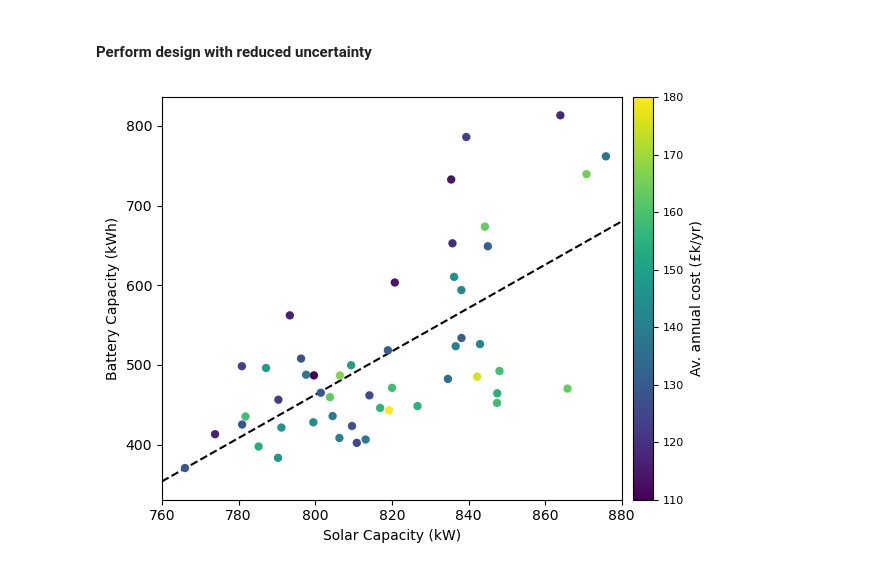
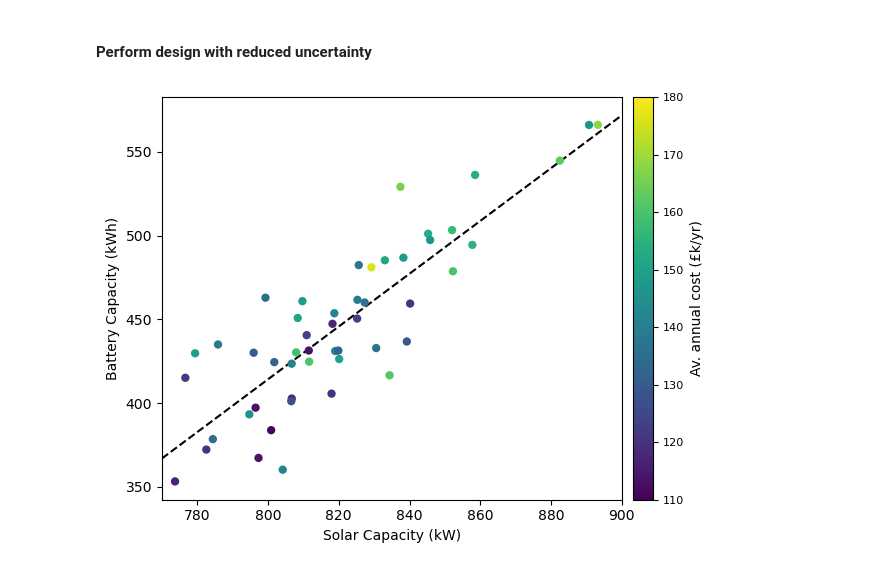
Before and after one commit to mal84emma/VoI-Tutorial, a Jupyter notebook: 2-Measurement.ipynb, the cells around one changed output. Drawn from its saved outputs; the diff is of its cells as text; code cells hidden in the pictures.

Commit message:
Improve VoI experiments and make sampling consistent across notebooks

```diff
--- a/2-Measurement.ipynb
+++ b/2-Measurement.ipynb
@@ -46,7 +50,7 @@ msr_error = 0.025
 # %%
 nsamples = 1000
 
-thetas = stats.truncnorm.rvs(-2, 2, loc=load_mean, scale=load_std, size=nsamples)
+thetas = stats.truncnorm.rvs(-2, 2, loc=v['mean_load'], scale=v['mean_load_std'], size=nsamples)
 zs = stats.norm.rvs(loc=thetas, scale=thetas*msr_error)
 # %%
 print(thetas[:10])
@@ -59,6 +63,6 @@ print(zs[:10])
 # %% [markdown]
 #### Sample from posterior load distribution
 # %%
-z = zs[1]
+z = zs[9]
 print(z)
 # %% [output]
@@ -130,22 +134,29 @@ vsamples = 10 # no. of samples from posterior
 # we only use 10 samples in each SP as this provides a reasonable runtime for our example
 # remember, the SP computational cost scales with roughlt the cube of the number of scenarios
 
+# resample for consistency with other notebooks
+random.seed(11)
+thetas = stats.truncnorm.rvs(-2, 2, loc=v['mean_load'], scale=v['mean_load_std'], size=tsamples)
+zs = stats.norm.rvs(loc=thetas, scale=thetas*msr_error)
+
 posterior_results = []
 # %%
-for i in tqdm(range(tsamples), desc='Solving posterior problems'):
+random.seed(11)
+
+for z in tqdm(zs, desc='Solving posterior problems'):
     ## Go get a cuppa, this one will take a while
 
     # sample from posterior distribution of load corresponding to measurement z
     # we've wrapped this in a function for convenience
-    varthetas = sample_posterior(z=zs[i], nsamples=vsamples, msr_error=msr_error)
+    varthetas = sample_posterior(z=z, nsamples=vsamples, msr_error=msr_error)
 
     # create scenarios by sampling from prior distributions of other uncertainties
     scenarios = {
+        'mean_load': varthetas,
         'solar_year': random.choice(solar_years, vsamples),
         'load_year': random.choice(load_years, vsamples),
-        'mean_load': varthetas,
-        'battery_efficiency': stats.truncnorm.rvs(-2, 2, loc=0.95, scale=0.05, size=vsamples),
-        'battery_cost': stats.truncnorm.rvs(-2, 2, loc=70, scale=5, size=vsamples),
+        'battery_efficiency': stats.truncnorm.rvs(-2, 2, loc=v['battery_efficiency'], scale=v['battery_efficiency_std'], size=vsamples),
+        'battery_cost': stats.truncnorm.rvs(-2, 2, loc=v['battery_cost'], scale=v['battery_cost_std'], size=vsamples),
     }
 
     # optimise design over posterior distribution
@@ -169,32 +180,31 @@ norm = plt.Normalize(round(0.975*min(costs),-1), round(1.025*max(costs),-1))
 cmap = cmaps['viridis']
 
 xmin = round(0.99*min(solar_caps),-1)
 xmax = round(1.01*max(solar_caps),-1)
 reg_xs = np.linspace(xmin, xmax, 100)
 ax.plot(reg_xs, reg.slope*reg_xs + reg.intercept, 'k--', alpha=1, label='__nolegend__', zorder=0)
 
 ax.scatter(
     x=solar_caps,
     y=battery_caps,
     c=costs,
     norm=norm,
     cmap=cmap,
     marker='o',
     alpha=1,
-    cmap='viridis',
     lw=0,
 )
 
 cbar = fig.colorbar(cm.ScalarMappable(cmap=cmap,norm=norm), ax=ax, pad=0.02)
 cbar.set_label('Av. annual cost (£k/yr)')
 cbar.ax.tick_params(labelsize=8)
 
 plt.xlim(xmin, xmax)
 plt.xlabel('Solar Capacity (kW)')
 plt.ylabel('Battery Capacity (kWh)')
 
 plt.tight_layout()
 plt.savefig(os.path.join('plots','posterior_designs.pdf'), transparent=True)
 plt.show()
 # %% [output]
-[figure, old version]
+[figure, new version]
```
Also changed, not shown: parts of 9 cells of this notebook, 2 other files.
